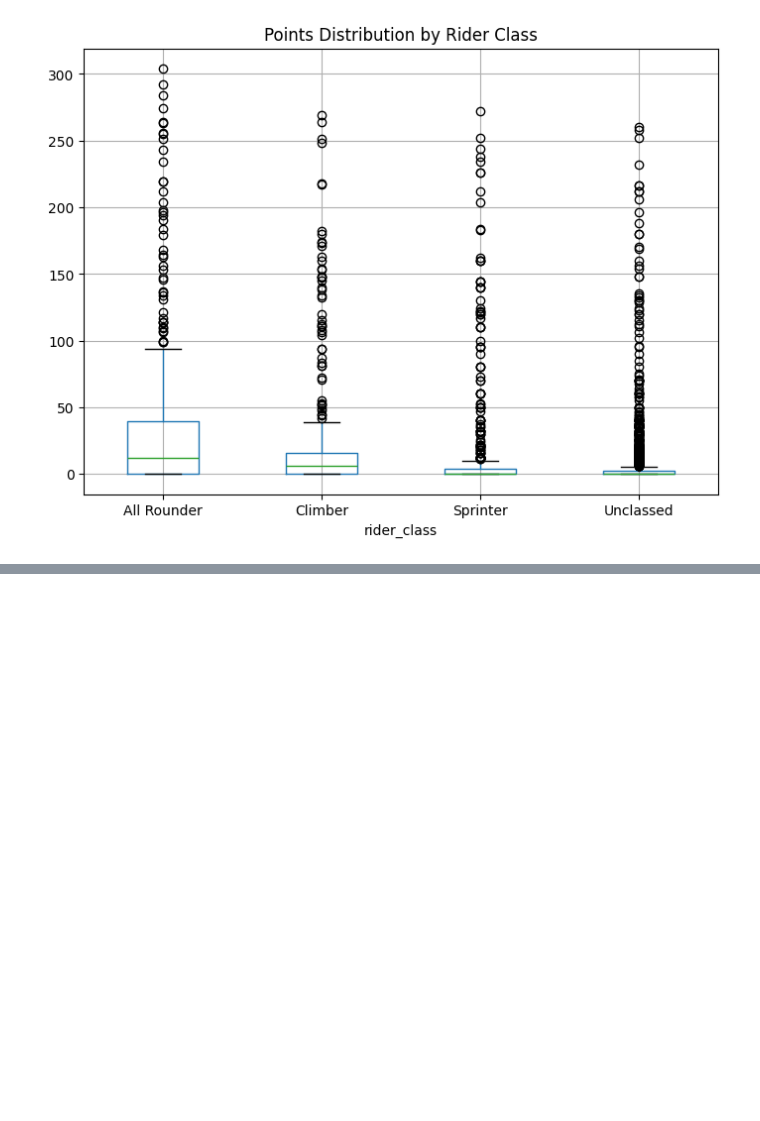
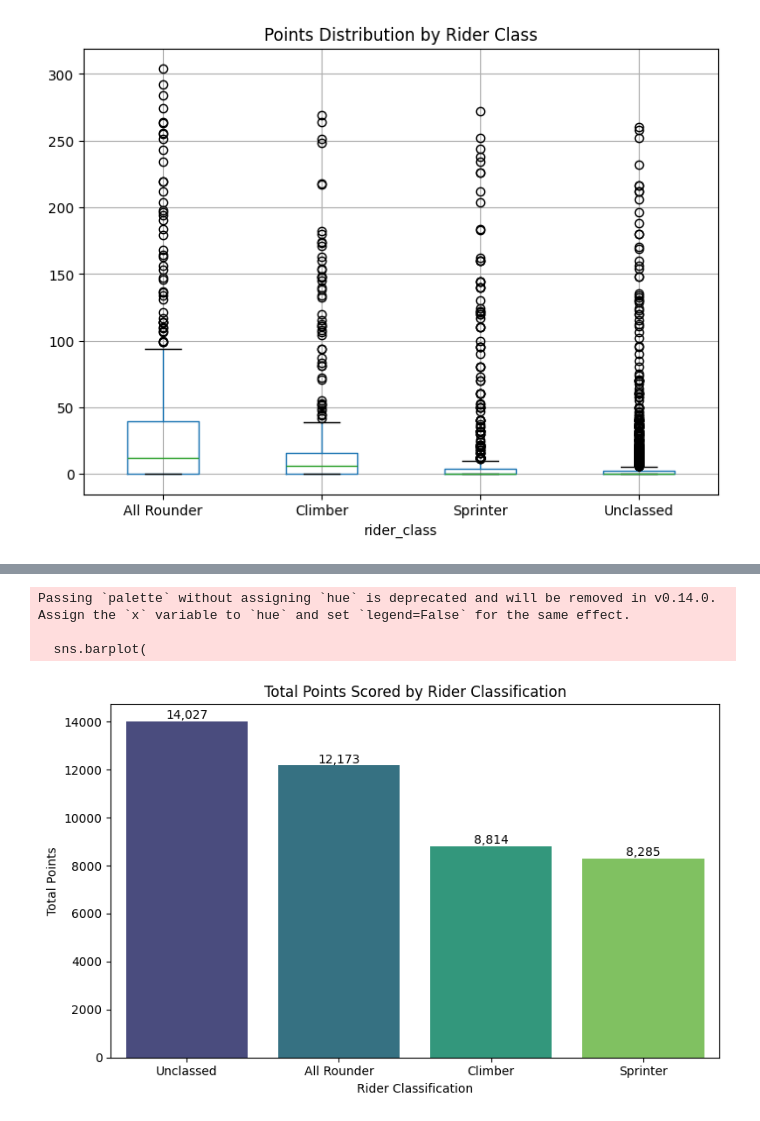
Before and after one commit to imostafizur/tensorflow_board, a Jupyter notebook: TU_S_26.ipynb, the cells around one changed output, grey strips where cells are left out. Cells and saved outputs as stored; diff of their text form; code cells hidden in the pictures; blank space fills up the shorter version.

```diff
--- a/TU_S_26.ipynb
+++ b/TU_S_26.ipynb
@@ -225,0 +269,43 @@ NameError: name 'stats' is not defined
+# %%
+# Simple Colab Code: Bar Chart of Total Points by Rider Class
+
+import matplotlib.pyplot as plt
+import seaborn as sns
+import pandas as pd
+
+# 1. Calculate the Total Points per Rider Class
+total_points_by_class = df.groupby('rider_class')['points'].sum().sort_values(ascending=False).reset_index()
+total_points_by_class.columns = ['Rider Class', 'Total Points']
+
+# 2. Generate the visualization (Bar Chart)
+plt.figure(figsize=(8, 5))
+sns.barplot(
+    x='Rider Class',
+    y='Total Points',
+    data=total_points_by_class,
+    palette='viridis'
+)
+
+# Add data labels
+for index, row in total_points_by_class.iterrows():
+    plt.text(
+        index,
+        row['Total Points'] + 100,
+        f"{row['Total Points']:,}",
+        color='black',
+        ha="center",
+        fontsize=10
+    )
+
+plt.title('Total Points Scored by Rider Classification')
+plt.ylabel('Total Points')
+plt.xlabel('Rider Classification')
+plt.xticks(rotation=0)
+plt.tight_layout()
+
+plt.show()
+# %% [output]
+Passing `palette` without assigning `hue` is deprecated and will be removed in v0.14.0. Assign the `x` variable to `hue` and set `legend=False` for the same effect.
+
+  sns.barplot(
+[figure, added]
```
Also changed, not shown: parts of 16 cells of this notebook.
